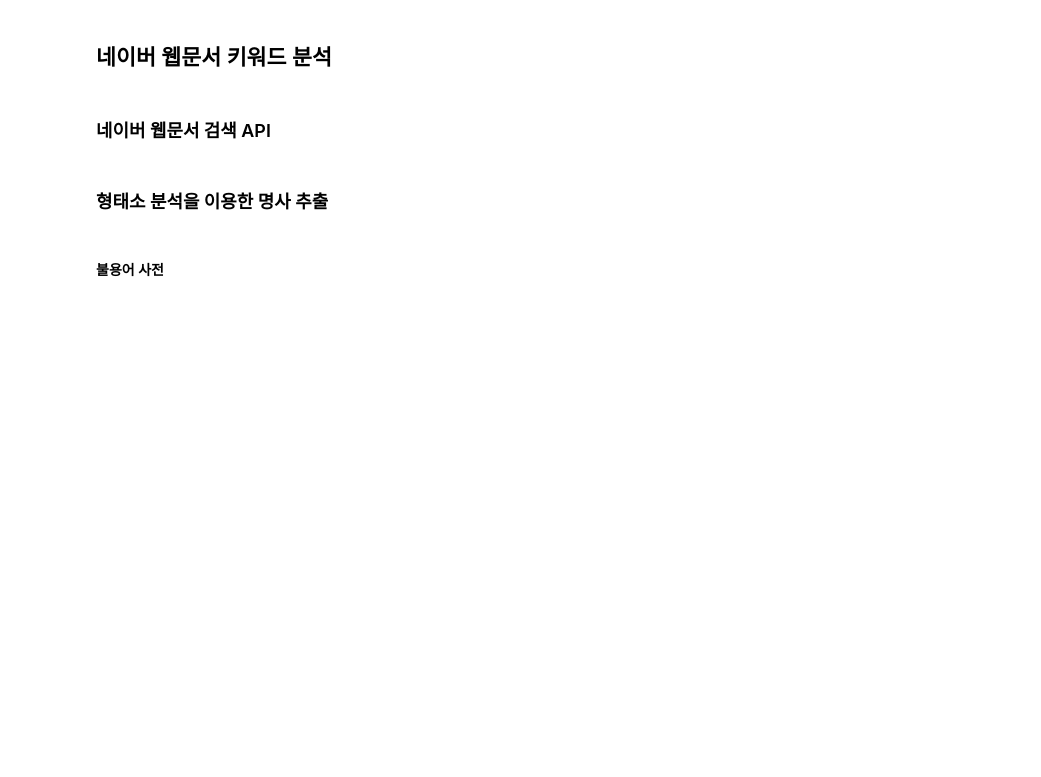
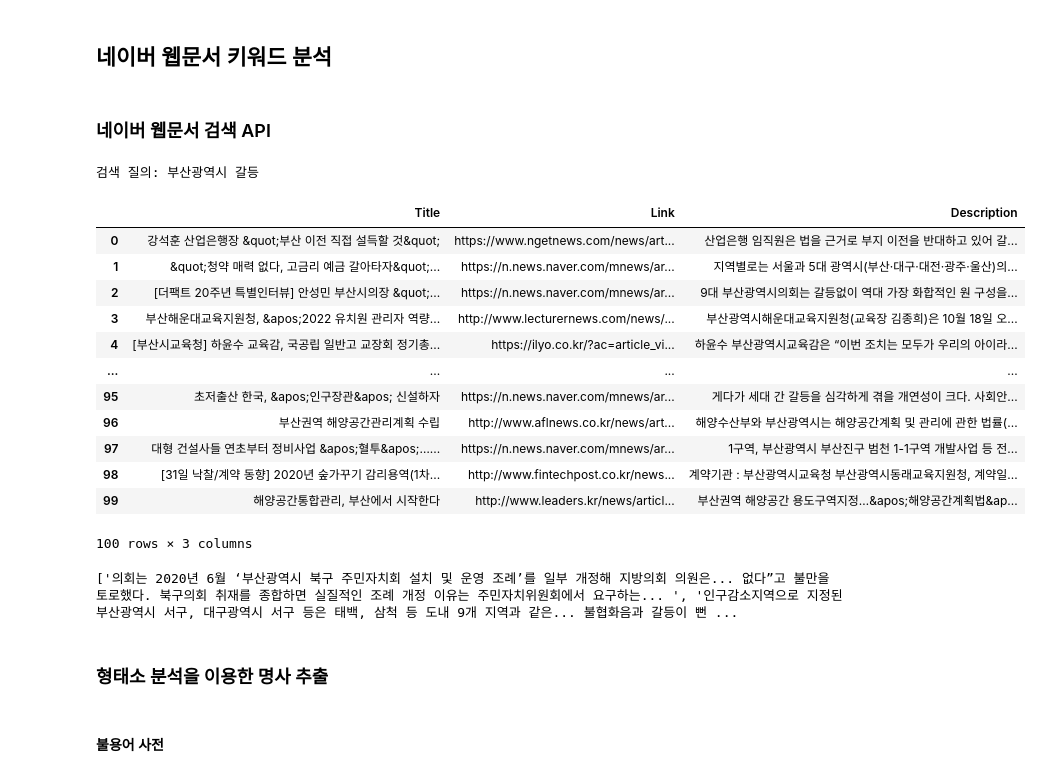
Before and after one commit to climsneyes/agency, a Jupyter notebook: _2_텍스트_수집_및_키워드_분석.ipynb, the cells around one changed output. Drawn from its saved outputs; the diff is of its cells as text; code cells hidden in the pictures; blank space fills up the shorter version.

```diff
--- a/_2_텍스트_수집_및_키워드_분석.ipynb
+++ b/_2_텍스트_수집_및_키워드_분석.ipynb
@@ -343,6 +343,76 @@ plt.show()
 ## 네이버 웹문서 키워드 분석
 # %% [markdown]
 ### 네이버 웹문서 검색 API
+# %%
+import os
+import sys
+import urllib.request
+import pandas as pd
+import json
+import re
+
+client_id = 'UVMUw_HN9zy0nzNhh3Rr'
+client_secret = 'QhsyBtcsa5'
+
+query = urllib.parse.quote(input("검색 질의: "))
+idx = 0
+display = 100
+start = 1
+end = 1000
+
+web_df = pd.DataFrame(columns=('Title','Link','Description'))
+
+for start_index in range(start, end, display):
+  url = 'https://openapi.naver.com/v1/search/news?query='+query \
+         + '&display' + str(display) + '&start=' + str(start_index) +'&sort=date'
+
+  request = urllib.request.Request(url)
+  request.add_header('X-Naver-Client-id', client_id)
+  request.add_header('X-Naver-Client-Secret', client_secret)
+  response = urllib.request.urlopen(request)
+  rescode = response.getcode()
+
+  if(rescode == 200):
+    response_body = response.read()
+    response_dict = json.loads(response_body.decode('utf-8'))
+    items = response_dict['items']
+    for item_index in range(0, len(items)):
+      remove_tag = re.compile('<.*?>')
+      title = re.sub(remove_tag, '', items[item_index]['title'])
+      link = items[item_index]['link']
+      description = re.sub(remove_tag, '', items[item_index]['description'])
+      web_df.loc[idx] = [title, link, description]
+      idx += 1
+
+  else:
+    print("Error Code:"+ rescode)
+
+
+web_df
+# %% [output]
+검색 질의: 부산광역시 갈등
+|  | Title | Link | Description |
+| 0 | 강석훈 산업은행장 &quot;부산 이전 직접 설득할 것&quot; | https://www.ngetnews.com/news/art... | 산업은행 임직원은 법을 근거로 부지 이전을 반대하고 있어 갈... |
+| 1 | &quot;청약 매력 없다, 고금리 예금 갈아타자&quot;... | https://n.news.naver.com/mnews/ar... | 지역별로는 서울과 5대 광역시(부산·대구·대전·광주·울산)의... |
+| 2 | [더팩트 20주년 특별인터뷰] 안성민 부산시의장 &quot;... | https://n.news.naver.com/mnews/ar... | 9대 부산광역시의회는 갈등없이 역대 가장 화합적인 원 구성을... |
+| 3 | 부산해운대교육지원청, &apos;2022 유치원 관리자 역량... | http://www.lecturernews.com/news/... | 부산광역시해운대교육지원청(교육장 김종희)은 10월 18일 오... |
+| 4 | [부산시교육청] 하윤수 교육감, 국공립 일반고 교장회 정기총... | https://ilyo.co.kr/?ac=article_vi... | 하윤수 부산광역시교육감은 “이번 조치는 모두가 우리의 아이라... |
+| ... | ... | ... | ... |
+| 95 | 초저출산 한국, &apos;인구장관&apos; 신설하자 | https://n.news.naver.com/mnews/ar... | 게다가 세대 간 갈등을 심각하게 겪을 개연성이 크다. 사회안... |
+| 96 | 부산권역 해양공간관리계획 수립 | http://www.aflnews.co.kr/news/art... | 해양수산부와 부산광역시는 해양공간계획 및 관리에 관한 법률(... |
+| 97 | 대형 건설사들 연초부터 정비사업 &apos;혈투&apos;…... | https://n.news.naver.com/mnews/ar... | 1구역, 부산광역시 부산진구 범천 1-1구역 개발사업 등 전... |
+| 98 | [31일 낙찰/계약 동향] 2020년 숲가꾸기 감리용역(1차... | http://www.fintechpost.co.kr/news... | 계약기관 : 부산광역시교육청 부산광역시동래교육지원청, 계약일... |
+| 99 | 해양공간통합관리, 부산에서 시작한다 | http://www.leaders.kr/news/articl... | 부산권역 해양공간 용도구역지정…&apos;해양공간계획법&ap... |
+100 rows × 3 columns
+# %%
+web = []
+
+for d in web_df.Description:
+  web.append(d)
+
+print(web[:5])
+# %% [output]
+['의회는 2020년 6월 ‘부산광역시 북구 주민자치회 설치 및 운영 조례’를 일부 개정해 지방의회 의원은... 없다”고 불만을 토로했다. 북구의회 취재를 종합하면 실질적인 조례 개정 이유는 주민자치위원회에서 요구하는... ', '인구감소지역으로 지정된 부산광역시 서구, 대구광역시 서구 등은 태백, 삼척 등 도내 9개 지역과 같은... 불협화음과 갈등이 뻔 ...
 # %% [markdown]
 ### 형태소 분석을 이용한 명사 추출
 # %% [markdown]
```
Also changed, not shown: parts of 3 cells of this notebook.
